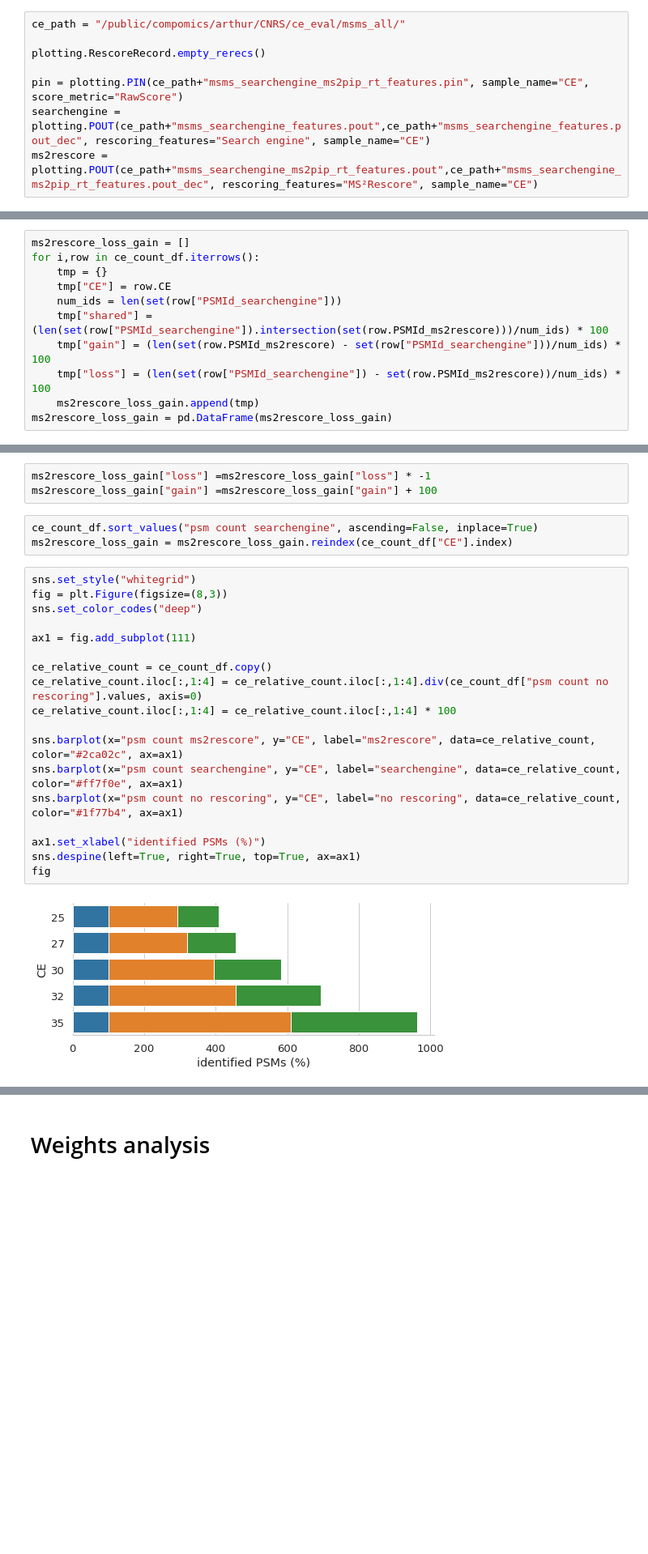
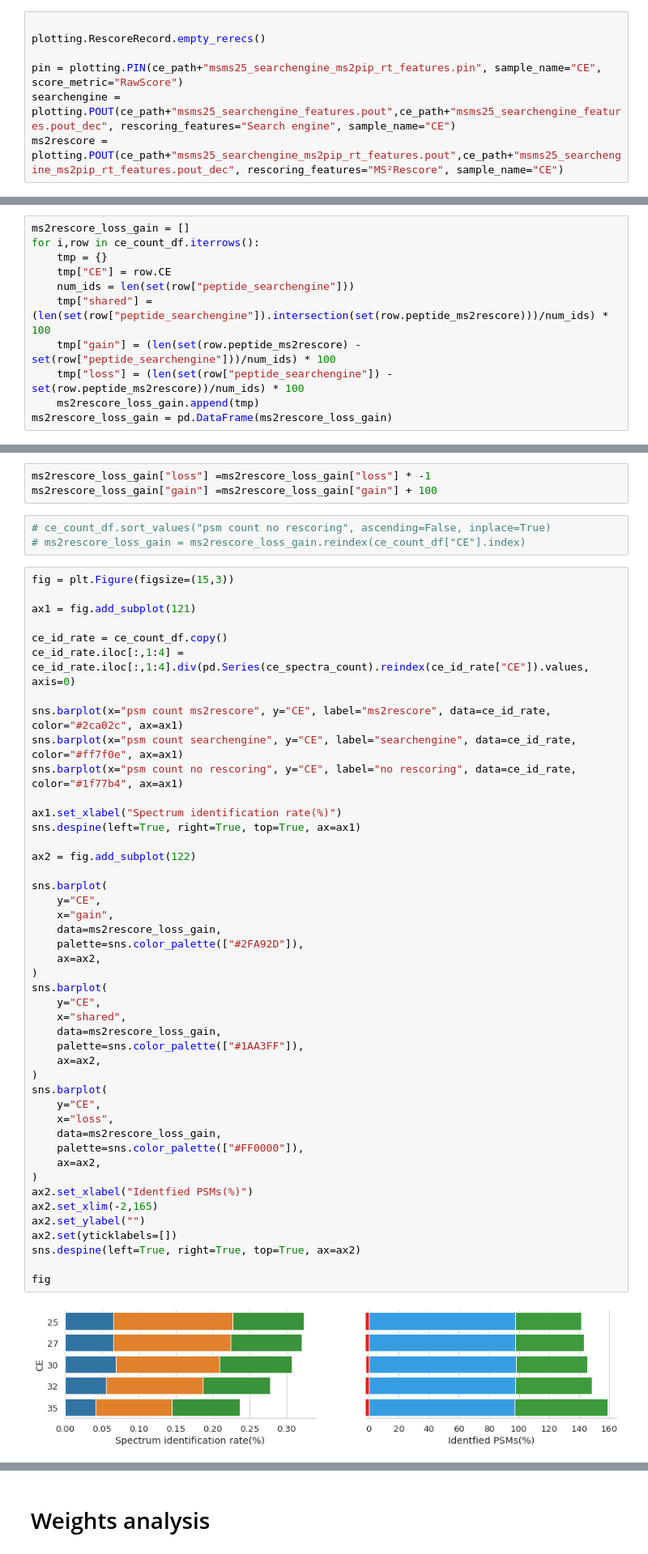
Before and after one commit to compomics/ms2rescore-immunopeptidomics-manuscript, a Jupyter notebook: notebooks/collision_energy_analysis.ipynb, the cells around one changed output, grey strips where cells are left out. Shown at 81% size. Cells and saved outputs as stored; diff of their text form; blank space fills up the shorter version.

```diff
--- a/notebooks/collision_energy_analysis.ipynb
+++ b/notebooks/collision_energy_analysis.ipynb
@@ -13,8 +43,7 @@ from collections import defaultdict
 # %%
-ce_path = "/public/compomics/arthur/CNRS/ce_eval/msms_all/"
 
 plotting.RescoreRecord.empty_rerecs()
 
-pin = plotting.PIN(ce_path+"msms_searchengine_ms2pip_rt_features.pin", sample_name="CE", score_metric="RawScore")
-searchengine = plotting.POUT(ce_path+"msms_searchengine_features.pout",ce_path+"msms_searchengine_features.pout_dec", rescoring_features="Search engine", sample_name="CE")
-ms2rescore = plotting.POUT(ce_path+"msms_searchengine_ms2pip_rt_features.pout",ce_path+"msms_searchengine_ms2pip_rt_features.pout_dec", rescoring_features="MS²Rescore", sample_name="CE")
+pin = plotting.PIN(ce_path+"msms25_searchengine_ms2pip_rt_features.pin", sample_name="CE", score_metric="RawScore")
+searchengine = plotting.POUT(ce_path+"msms25_searchengine_features.pout",ce_path+"msms25_searchengine_features.pout_dec", rescoring_features="Search engine", sample_name="CE")
+ms2rescore = plotting.POUT(ce_path+"msms25_searchengine_ms2pip_rt_features.pout",ce_path+"msms25_searchengine_ms2pip_rt_features.pout_dec", rescoring_features="MS²Rescore", sample_name="CE")
@@ -119,9 +104,9 @@ ms2rescore_loss_gain = []
 for i,row in ce_count_df.iterrows():
     tmp = {}
     tmp["CE"] = row.CE
-    num_ids = len(set(row["PSMId_searchengine"]))
-    tmp["shared"] = (len(set(row["PSMId_searchengine"]).intersection(set(row.PSMId_ms2rescore)))/num_ids) * 100
-    tmp["gain"] = (len(set(row.PSMId_ms2rescore) - set(row["PSMId_searchengine"]))/num_ids) * 100
-    tmp["loss"] = (len(set(row["PSMId_searchengine"]) - set(row.PSMId_ms2rescore))/num_ids) * 100
+    num_ids = len(set(row["peptide_searchengine"]))
+    tmp["shared"] = (len(set(row["peptide_searchengine"]).intersection(set(row.peptide_ms2rescore)))/num_ids) * 100
+    tmp["gain"] = (len(set(row.peptide_ms2rescore) - set(row["peptide_searchengine"]))/num_ids) * 100
+    tmp["loss"] = (len(set(row["peptide_searchengine"]) - set(row.peptide_ms2rescore))/num_ids) * 100
     ms2rescore_loss_gain.append(tmp)
 ms2rescore_loss_gain = pd.DataFrame(ms2rescore_loss_gain)
@@ -129,25 +123,52 @@ ms2rescore_loss_gain = pd.DataFrame(ms2rescore_loss_gain)
 ms2rescore_loss_gain["loss"] =ms2rescore_loss_gain["loss"] * -1
 ms2rescore_loss_gain["gain"] =ms2rescore_loss_gain["gain"] + 100
 # %%
-ce_count_df.sort_values("psm count searchengine", ascending=False, inplace=True)
-ms2rescore_loss_gain = ms2rescore_loss_gain.reindex(ce_count_df["CE"].index)
+# ce_count_df.sort_values("psm count no rescoring", ascending=False, inplace=True)
+# ms2rescore_loss_gain = ms2rescore_loss_gain.reindex(ce_count_df["CE"].index)
 # %%
-sns.set_style("whitegrid")
-fig = plt.Figure(figsize=(8,3))
-sns.set_color_codes("deep")
+fig = plt.Figure(figsize=(15,3))
 
-ax1 = fig.add_subplot(111)
+ax1 = fig.add_subplot(121)
 
-ce_relative_count = ce_count_df.copy()
-ce_relative_count.iloc[:,1:4] = ce_relative_count.iloc[:,1:4].div(ce_count_df["psm count no rescoring"].values, axis=0)
-ce_relative_count.iloc[:,1:4] = ce_relative_count.iloc[:,1:4] * 100
+ce_id_rate = ce_count_df.copy()
+ce_id_rate.iloc[:,1:4] = ce_id_rate.iloc[:,1:4].div(pd.Series(ce_spectra_count).reindex(ce_id_rate["CE"]).values, axis=0)
 
-sns.barplot(x="psm count ms2rescore", y="CE", label="ms2rescore", data=ce_relative_count, color="#2ca02c", ax=ax1)
-sns.barplot(x="psm count searchengine", y="CE", label="searchengine", data=ce_relative_count, color="#ff7f0e", ax=ax1)
-sns.barplot(x="psm count no rescoring", y="CE", label="no rescoring", data=ce_relative_count, color="#1f77b4", ax=ax1)
+sns.barplot(x="psm count ms2rescore", y="CE", label="ms2rescore", data=ce_id_rate, color="#2ca02c", ax=ax1)
+sns.barplot(x="psm count searchengine", y="CE", label="searchengine", data=ce_id_rate, color="#ff7f0e", ax=ax1)
+sns.barplot(x="psm count no rescoring", y="CE", label="no rescoring", data=ce_id_rate, color="#1f77b4", ax=ax1)
 
-ax1.set_xlabel("identified PSMs (%)")
+ax1.set_xlabel("Spectrum identification rate(%)")
 sns.despine(left=True, right=True, top=True, ax=ax1)
+
+ax2 = fig.add_subplot(122)
+
+sns.barplot(
+    y="CE",
+    x="gain",
+    data=ms2rescore_loss_gain,
+    palette=sns.color_palette(["#2FA92D"]),
+    ax=ax2,
+)
+sns.barplot(
+    y="CE",
+    x="shared",
+    data=ms2rescore_loss_gain,
+    palette=sns.color_palette(["#1AA3FF"]),
+    ax=ax2,
+)
+sns.barplot(
+    y="CE",
+    x="loss",
+    data=ms2rescore_loss_gain,
+    palette=sns.color_palette(["#FF0000"]),
+    ax=ax2,
+)
+ax2.set_xlabel("Identfied PSMs(%)")
+ax2.set_xlim(-2,165)
+ax2.set_ylabel("")
+ax2.set(yticklabels=[])
+sns.despine(left=True, right=True, top=True, ax=ax2)
+
 fig
 # %% [output]
-[figure, old version]
+[figure, new version]
```
Also changed, not shown: parts of 45 cells of this notebook, 15 other files.
